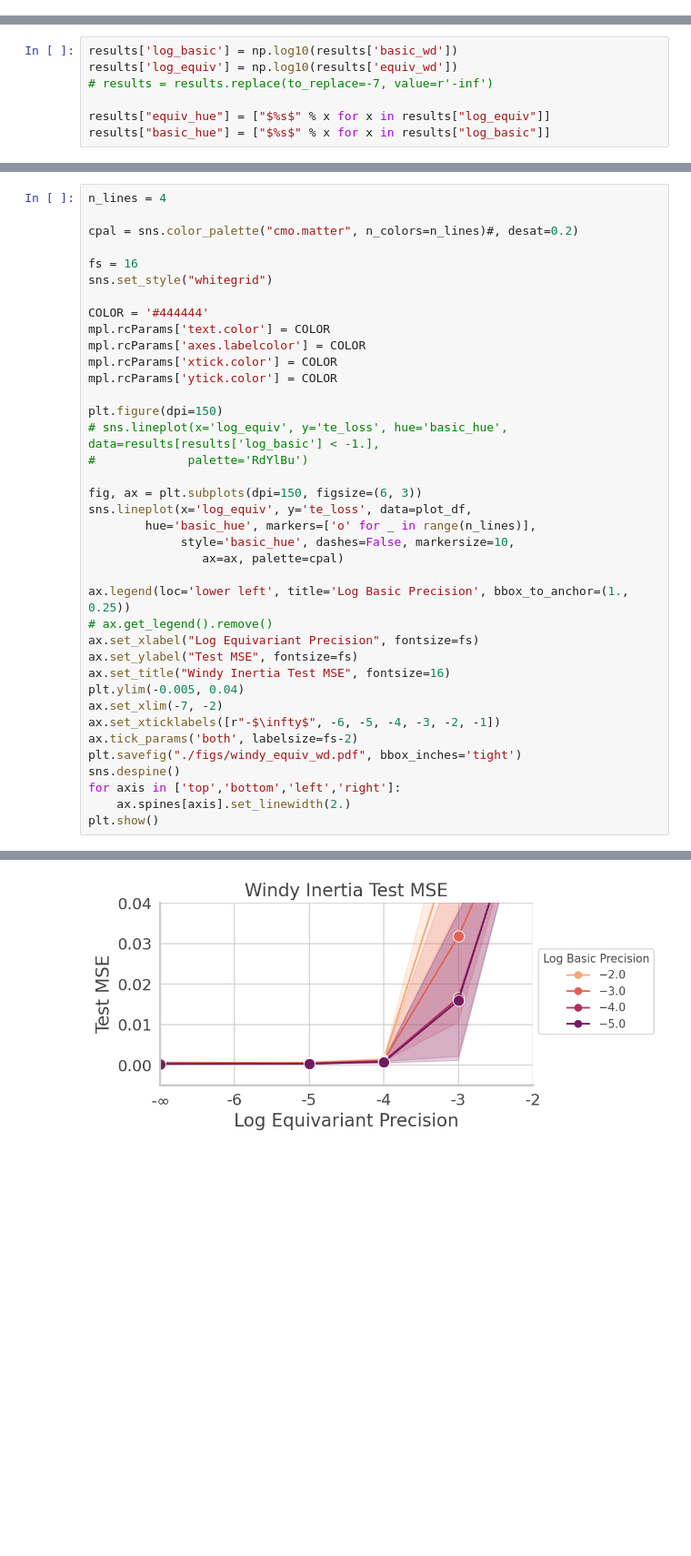
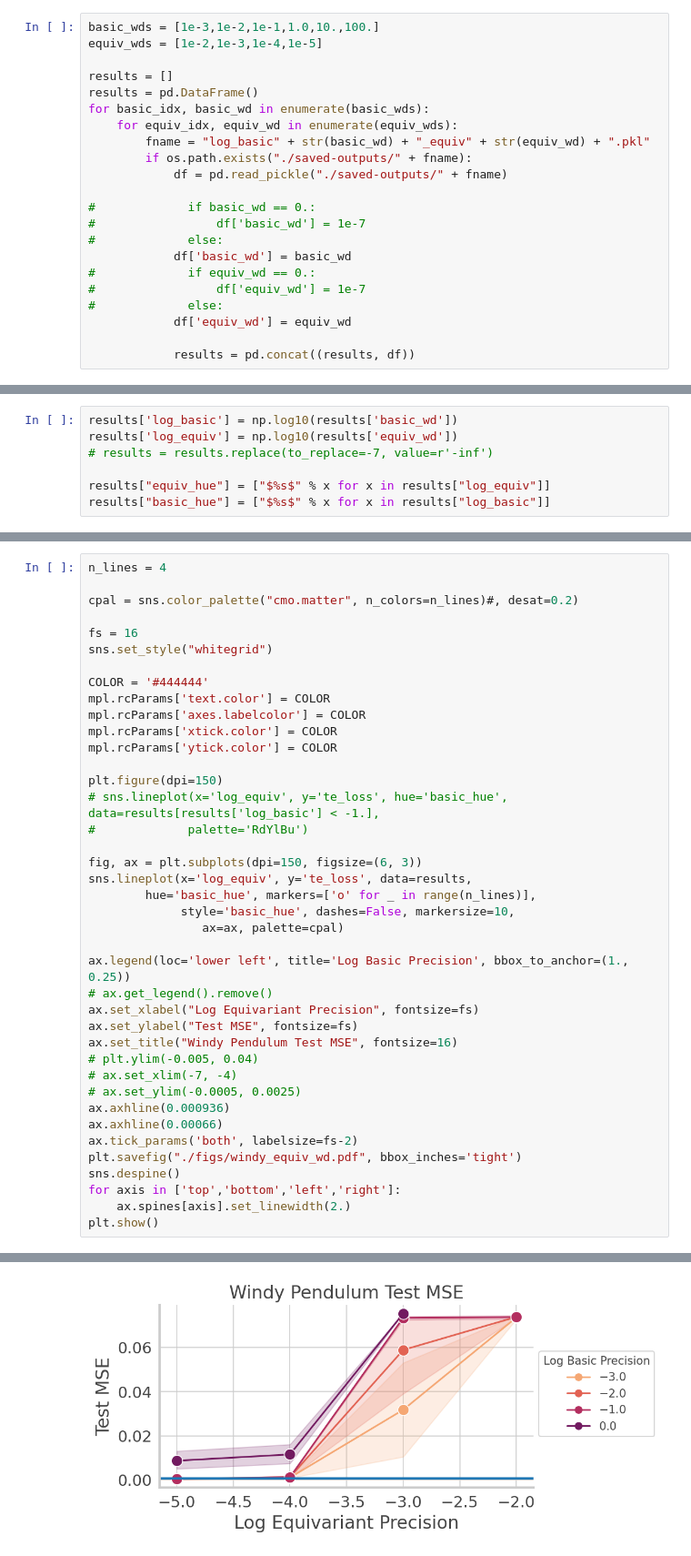
Before and after one commit to mfinzi/residual-pathway-priors, a Jupyter notebook: experiments/prior-var-ablation/windy_pendulum_plotter.ipynb, the cells around one changed output, grey strips where cells are left out. Shown: that part at 91% size. Drawn from its saved outputs; the diff is of its cells as text; blank space fills up the shorter version.

```diff
--- a/experiments/prior-var-ablation/windy_pendulum_plotter.ipynb
+++ b/experiments/prior-var-ablation/windy_pendulum_plotter.ipynb
@@ -34,0 +10,22 @@ results.columns = ['trial', 'tr_loss', 'te_loss', 'basic_wd', 'equiv_wd']
+# %%
+basic_wds = [1e-3,1e-2,1e-1,1.0,10.,100.]
+equiv_wds = [1e-2,1e-3,1e-4,1e-5]
+
+results = []
+results = pd.DataFrame()
+for basic_idx, basic_wd in enumerate(basic_wds):
+    for equiv_idx, equiv_wd in enumerate(equiv_wds):
+        fname = "log_basic" + str(basic_wd) + "_equiv" + str(equiv_wd) + ".pkl"
+        if os.path.exists("./saved-outputs/" + fname):
+            df = pd.read_pickle("./saved-outputs/" + fname)
+
+#             if basic_wd == 0.:
+#                 df['basic_wd'] = 1e-7
+#             else:
+            df['basic_wd'] = basic_wd
+#             if equiv_wd == 0.:
+#                 df['equiv_wd'] = 1e-7
+#             else:
+            df['equiv_wd'] = equiv_wd
+
+            results = pd.concat((results, df))
@@ -49,36 +62,38 @@ cpal = sns.color_palette("cmo.matter", n_colors=n_lines)#, desat=0.2)
 fs = 16
 sns.set_style("whitegrid")
 
 COLOR = '#444444'
 mpl.rcParams['text.color'] = COLOR
 mpl.rcParams['axes.labelcolor'] = COLOR
 mpl.rcParams['xtick.color'] = COLOR
 mpl.rcParams['ytick.color'] = COLOR
 
 plt.figure(dpi=150)
 # sns.lineplot(x='log_equiv', y='te_loss', hue='basic_hue', data=results[results['log_basic'] < -1.],
 #             palette='RdYlBu')
 
 fig, ax = plt.subplots(dpi=150, figsize=(6, 3))
-sns.lineplot(x='log_equiv', y='te_loss', data=plot_df,
+sns.lineplot(x='log_equiv', y='te_loss', data=results,
         hue='basic_hue', markers=['o' for _ in range(n_lines)],
              style='basic_hue', dashes=False, markersize=10,
                 ax=ax, palette=cpal)
 
 ax.legend(loc='lower left', title='Log Basic Precision', bbox_to_anchor=(1., 0.25))
 # ax.get_legend().remove()
 ax.set_xlabel("Log Equivariant Precision", fontsize=fs)
 ax.set_ylabel("Test MSE", fontsize=fs)
-ax.set_title("Windy Inertia Test MSE", fontsize=16)
-plt.ylim(-0.005, 0.04)
-ax.set_xlim(-7, -2)
-ax.set_xticklabels([r"-$\infty$", -6, -5, -4, -3, -2, -1])
+ax.set_title("Windy Pendulum Test MSE", fontsize=16)
+# plt.ylim(-0.005, 0.04)
+# ax.set_xlim(-7, -4)
+# ax.set_ylim(-0.0005, 0.0025)
+ax.axhline(0.000936)
+ax.axhline(0.00066)
 ax.tick_params('both', labelsize=fs-2)
 plt.savefig("./figs/windy_equiv_wd.pdf", bbox_inches='tight')
 sns.despine()
 for axis in ['top','bottom','left','right']:
     ax.spines[axis].set_linewidth(2.)
 plt.show()
 # %% [output]
 <Figure size 900x600 with 0 Axes>
-[figure, old version]
+[figure, new version]
```
Also changed, not shown: parts of 8 cells of this notebook, 26 other files.
